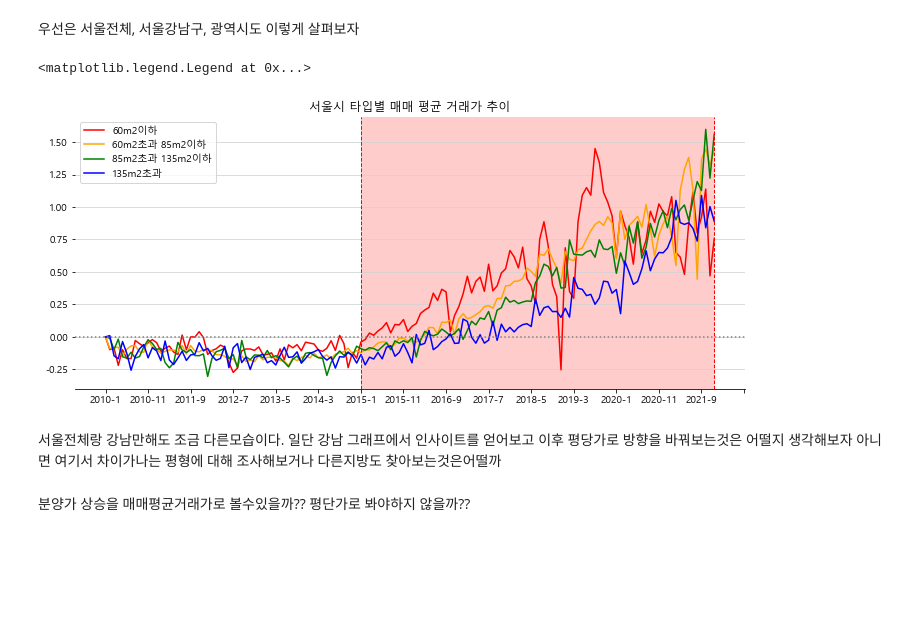
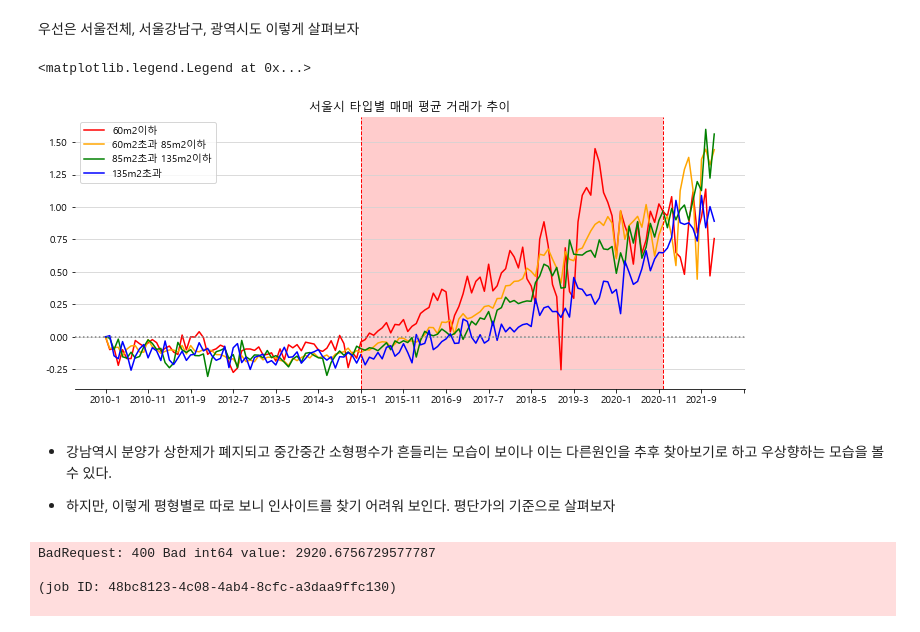
Before and after one commit to ljs7463/prop-tech, a Jupyter notebook: Real estate Analysis/분양가 상한제와 부동산 가격 분석.ipynb, the cells around one changed output. Cells and saved outputs as stored; diff of their text form; code cells hidden in the pictures; blank space fills up the shorter version.

```diff
--- a/Real estate Analysis/분양가 상한제와 부동산 가격 분석.ipynb
+++ b/Real estate Analysis/분양가 상한제와 부동산 가격 분석.ipynb
@@ -288,36 +292,32 @@ gangnam4['f0_'] = gangnam4['f0_'].apply(lambda x: (x/gangnam4['f0_'].iloc[0])-1
 # %%
 fig, ax = plt.subplots(figsize = (12, 5))
 
 ax.plot(gangnam1['date'], gangnam1['f0_'],c = 'red',label = '60m2이하')
 ax.plot(gangnam2['date'], gangnam2['f0_'],c = 'orange',label = '60m2초과 85m2이하')
 ax.plot(gangnam3['date'], gangnam3['f0_'],c = 'green',label = '85m2초과 135m2이하')
 ax.plot(gangnam4['date'], gangnam4['f0_'],c = 'blue',label = '135m2초과')
 
 
 # xticks개수 조절
 ax.xaxis.set_major_locator(MaxNLocator(16))
 
 # 그리드 추가
 ax.grid(axis="y", c="lightgray") # "axis = 'x'" 는 x축 세로선 grid생성
 
 # 필요없는 선 제거
 ax.spines[["left", "top", "right"]].set_visible(False)
 
 # 0점선
 ax.axhline(y=0, c="gray", ls=":")
 
 # 분양권 상한제 시점 표시
-ax.axvspan('2015-1', '2021-12', facecolor='red',alpha = 0.2)
+ax.axvspan('2015-1', '2020-12', facecolor='red',alpha = 0.2)
 plt.axvline(x='2015-1', color='r', linestyle='--', linewidth=1)
-plt.axvline(x='2021-12', color='r', linestyle='--', linewidth=1)
+plt.axvline(x='2020-12', color='r', linestyle='--', linewidth=1)
 
 
 plt.title('서울시 타입별 매매 평균 거래가 추이')
 plt.legend()
 # %% [output]
 <matplotlib.legend.Legend at 0x...>
-[figure, old version]
+[figure, new version]
-# %% [markdown]
-서울전체랑 강남만해도 조금 다른모습이다. 일단 강남 그래프에서 인사이트를 얻어보고 이후 평당가로 방향을 바꿔보는것은 어떨지 생각해보자 아니면 여기서 차이가나는 평형에 대해 조사해보거나 다른지방도 찾아보는것은어떨까
-# %% [markdown]
-분양가 상승을 매매평균거래가로 볼수있을까?? 평단가로 봐야하지 않을까??
@@ -325,0 +324,19 @@ plt.legend()
+# %% [markdown]
+- 강남역시 분양가 상한제가 폐지되고 중간중간 소형평수가 흔들리는 모습이 보이나 이는 다른원인을 추후 찾아보기로 하고 우상향하는 모습을 볼 수 있다.
+
+- 하지만, 이렇게 평형별로 따로 보니 인사이트를 찾기 어려워 보인다. 평단가의 기준으로 살펴보자
+# %%
+# 전용평당가
+sql = f"""
+SELECT contractYear, contractMonth, AVG(CAST(tradingJeonyongUnitPriceAverage AS int)) AS jeonyongPerPrice
+FROM `aidepartners.aide.apartment_danji_monthly_price`
+WHERE sidoCode ='11' AND tradingJeonyongUnitPriceAverage is not null
+GROUP BY contractYear, contractMonth
+ORDER BY contractYear, contractMonth
+"""
+df = bq.query(sql).to_dataframe()
+# %% [output]
+BadRequest: 400 Bad int64 value: 2920.6756729577787
+
+(job ID: 48bc8123-4c08-4ab4-8cfc-a3daa9ffc130)
+
```
Also changed, not shown: parts of 7 cells of this notebook.
